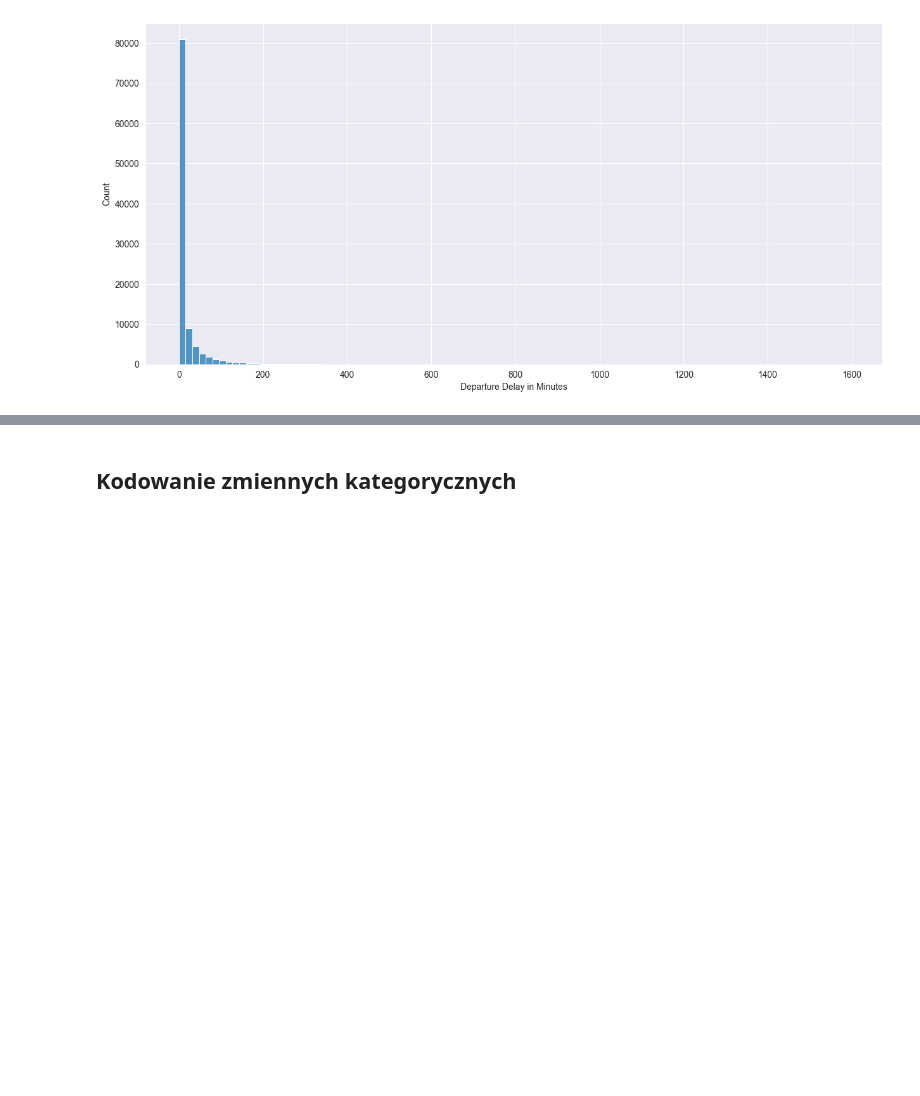
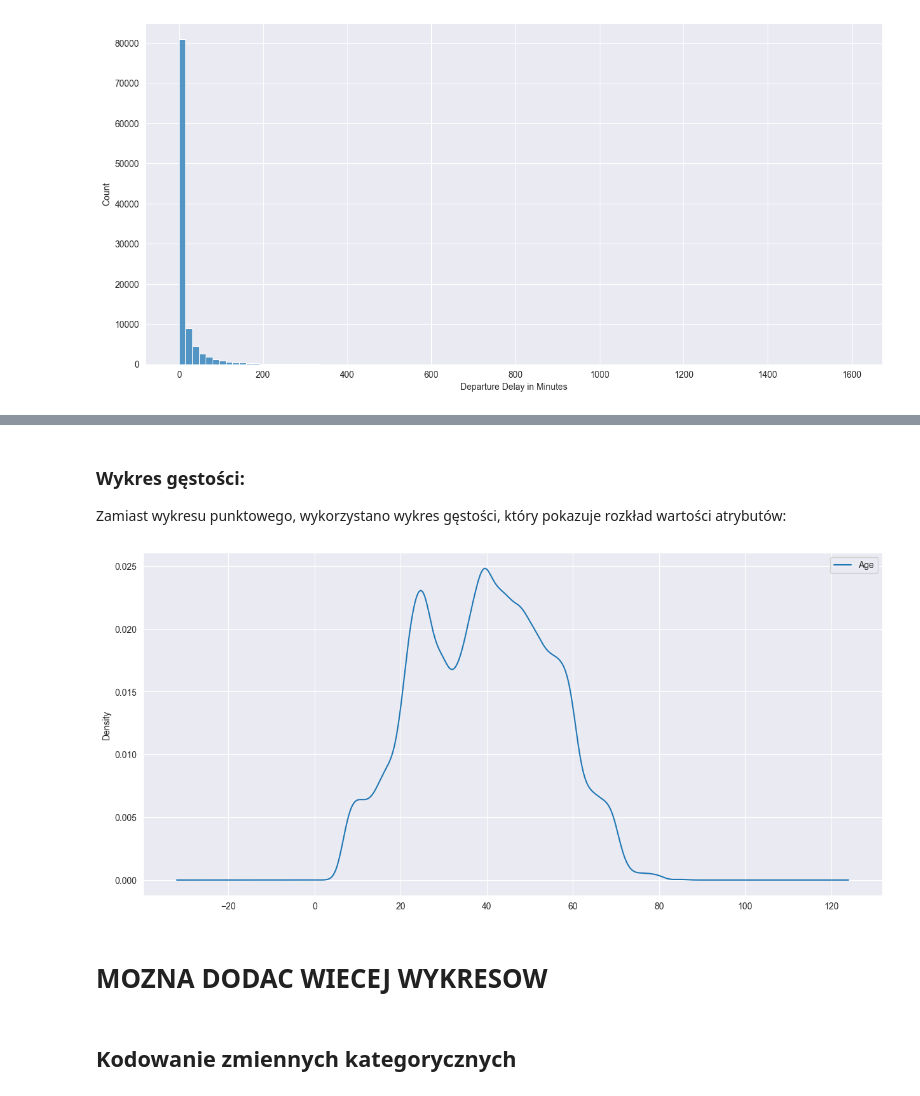
Before and after one commit to jkwiatk1/ZUM, a Jupyter notebook: database/dataPrep.ipynb, the cells around one changed output, grey strips where cells are left out. Drawn from its saved outputs; the diff is of its cells as text; code cells hidden in the pictures; blank space fills up the shorter version.

```diff
--- a/database/dataPrep.ipynb
+++ b/database/dataPrep.ipynb
@@ -226,3 +251,13 @@ sns.histplot(data=df, x='Departure Delay in Minutes', bins=100)
+# %% [markdown]
+### Wykres gęstości:
+Zamiast wykresu punktowego, wykorzystano wykres gęstości, który pokazuje rozkład wartości atrybutów:
+# %%
+df1.plot(kind='density', x='Flight Distance', y='Age')
+plt.show()
+# %% [output]
+[figure, added]
+# %% [markdown]
+# MOZNA DODAC WIECEJ WYKRESOW
 # %% [markdown]
 ## Kodowanie zmiennych kategorycznych
 # %%
```
Also changed, not shown: parts of 6 cells of this notebook.
